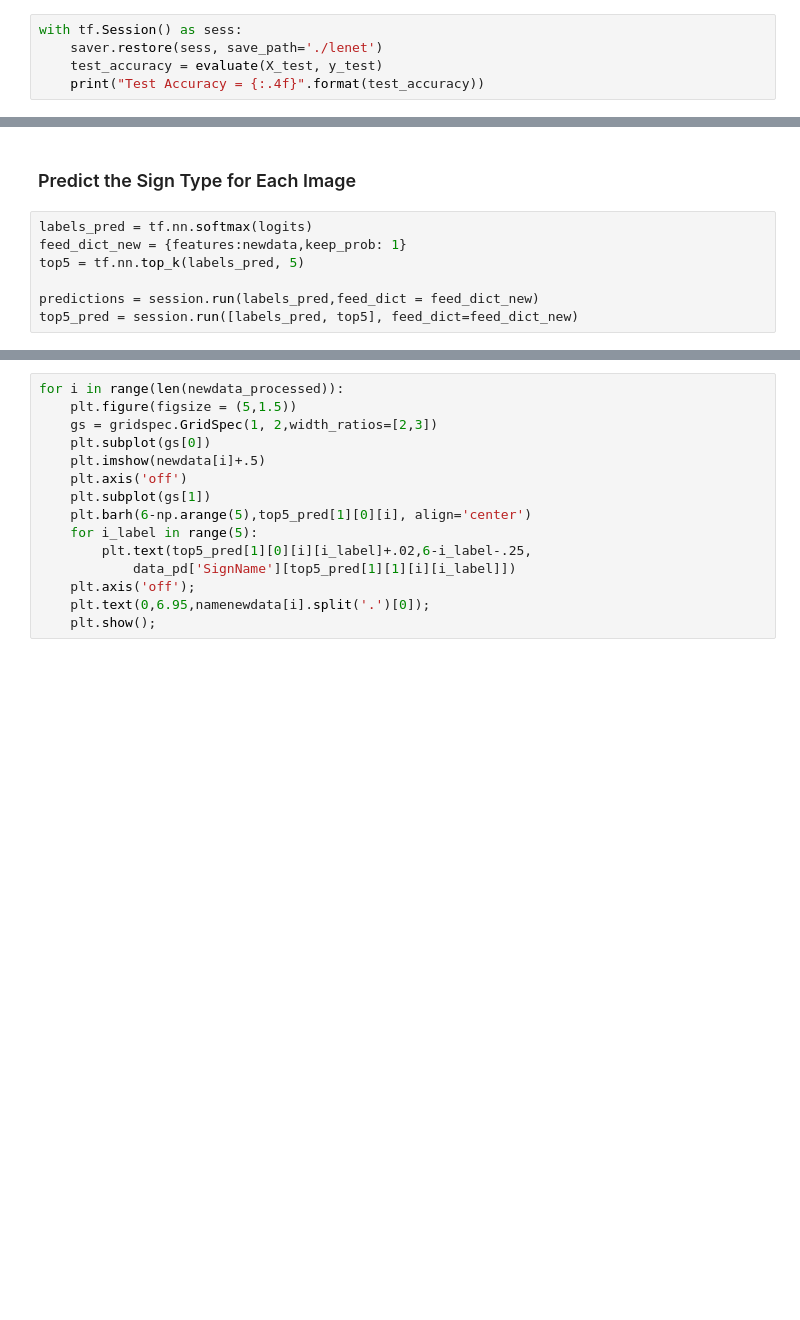
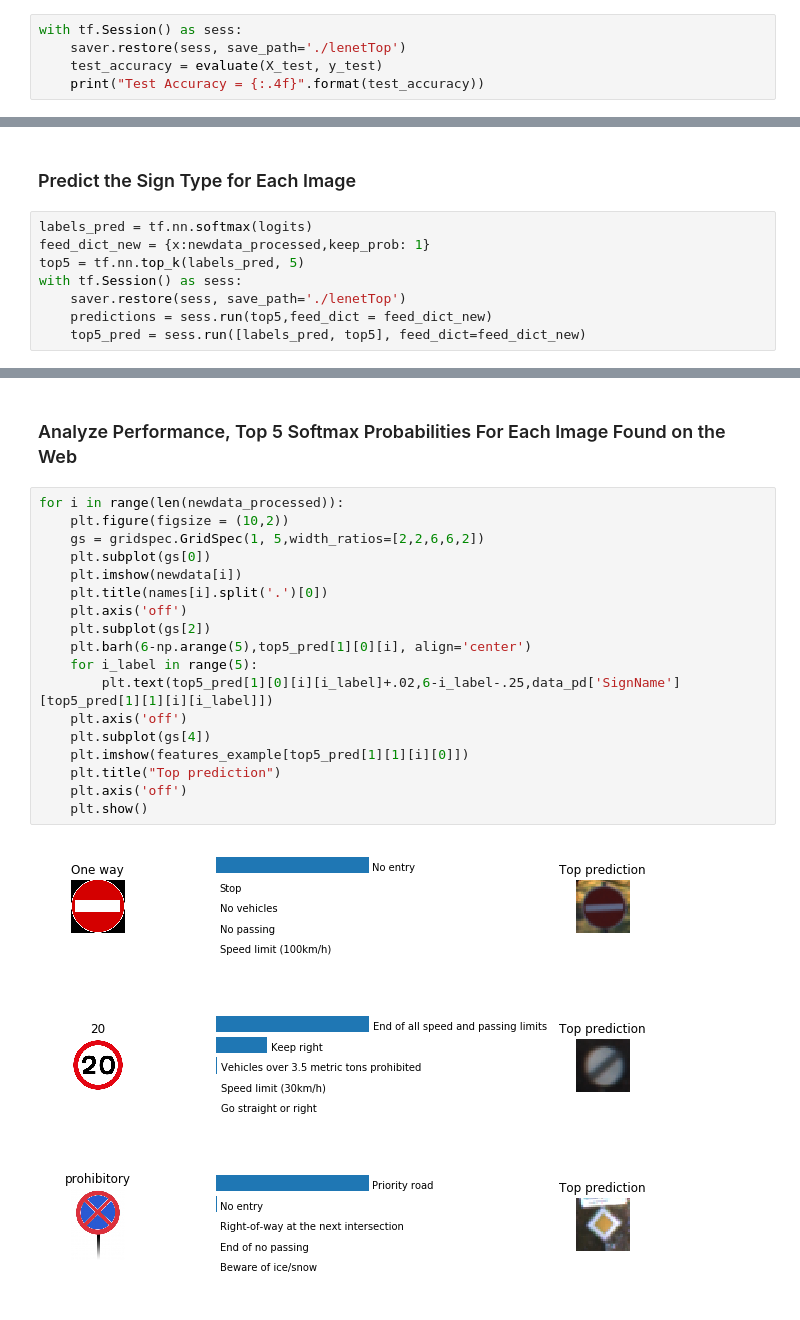
Before and after one commit to gagolucasm/Traffic-Sign-Classifier, a Jupyter notebook: Traffic_Sign_Classifier.ipynb, the cells around one changed output, grey strips where cells are left out. Drawn from its saved outputs; the diff is of its cells as text; blank space fills up the shorter version.

```diff
--- a/Traffic_Sign_Classifier.ipynb
+++ b/Traffic_Sign_Classifier.ipynb
@@ -359,5 +434,5 @@ Training...
 # %%
 with tf.Session() as sess:
-    saver.restore(sess, save_path='./lenet')
+    saver.restore(sess, save_path='./lenetTop')
     test_accuracy = evaluate(X_test, y_test)
     print("Test Accuracy = {:.4f}".format(test_accuracy))
@@ -405,8 +487,9 @@ showGrid(3,3,(newdata),names)
 ### Predict the Sign Type for Each Image
 # %%
 labels_pred = tf.nn.softmax(logits)
-feed_dict_new = {features:newdata,keep_prob: 1}
+feed_dict_new = {x:newdata_processed,keep_prob: 1}
 top5 = tf.nn.top_k(labels_pred, 5)
-
-predictions = session.run(labels_pred,feed_dict = feed_dict_new)
-top5_pred = session.run([labels_pred, top5], feed_dict=feed_dict_new)
+with tf.Session() as sess:
+    saver.restore(sess, save_path='./lenetTop')
+    predictions = sess.run(top5,feed_dict = feed_dict_new)
+    top5_pred = sess.run([labels_pred, top5], feed_dict=feed_dict_new)
@@ -415,15 +496,24 @@ top5_pred = session.run([labels_pred, top5], feed_dict=feed_dict_new)
+# %% [markdown]
+### Analyze Performance, Top 5 Softmax Probabilities For Each Image Found on the Web
 # %%
 for i in range(len(newdata_processed)):
-    plt.figure(figsize = (5,1.5))
-    gs = gridspec.GridSpec(1, 2,width_ratios=[2,3])
+    plt.figure(figsize = (10,2))
+    gs = gridspec.GridSpec(1, 5,width_ratios=[2,2,6,6,2])
     plt.subplot(gs[0])
-    plt.imshow(newdata[i]+.5)
+    plt.imshow(newdata[i])
+    plt.title(names[i].split('.')[0])
     plt.axis('off')
-    plt.subplot(gs[1])
+    plt.subplot(gs[2])
     plt.barh(6-np.arange(5),top5_pred[1][0][i], align='center')
     for i_label in range(5):
-        plt.text(top5_pred[1][0][i][i_label]+.02,6-i_label-.25,
-            data_pd['SignName'][top5_pred[1][1][i][i_label]])
-    plt.axis('off');
-    plt.text(0,6.95,namenewdata[i].split('.')[0]);
-    plt.show();
+        plt.text(top5_pred[1][0][i][i_label]+.02,6-i_label-.25,data_pd['SignName'][top5_pred[1][1][i][i_label]])
+    plt.axis('off')
+    plt.subplot(gs[4])
+    plt.imshow(features_example[top5_pred[1][1][i][0]])
+    plt.title("Top prediction")
+    plt.axis('off')
+    plt.show()
+# %% [output]
+[figure, added]
+[figure, added]
+[figure, added]
```
Also changed, not shown: parts of 27 cells of this notebook, 7 other files.
